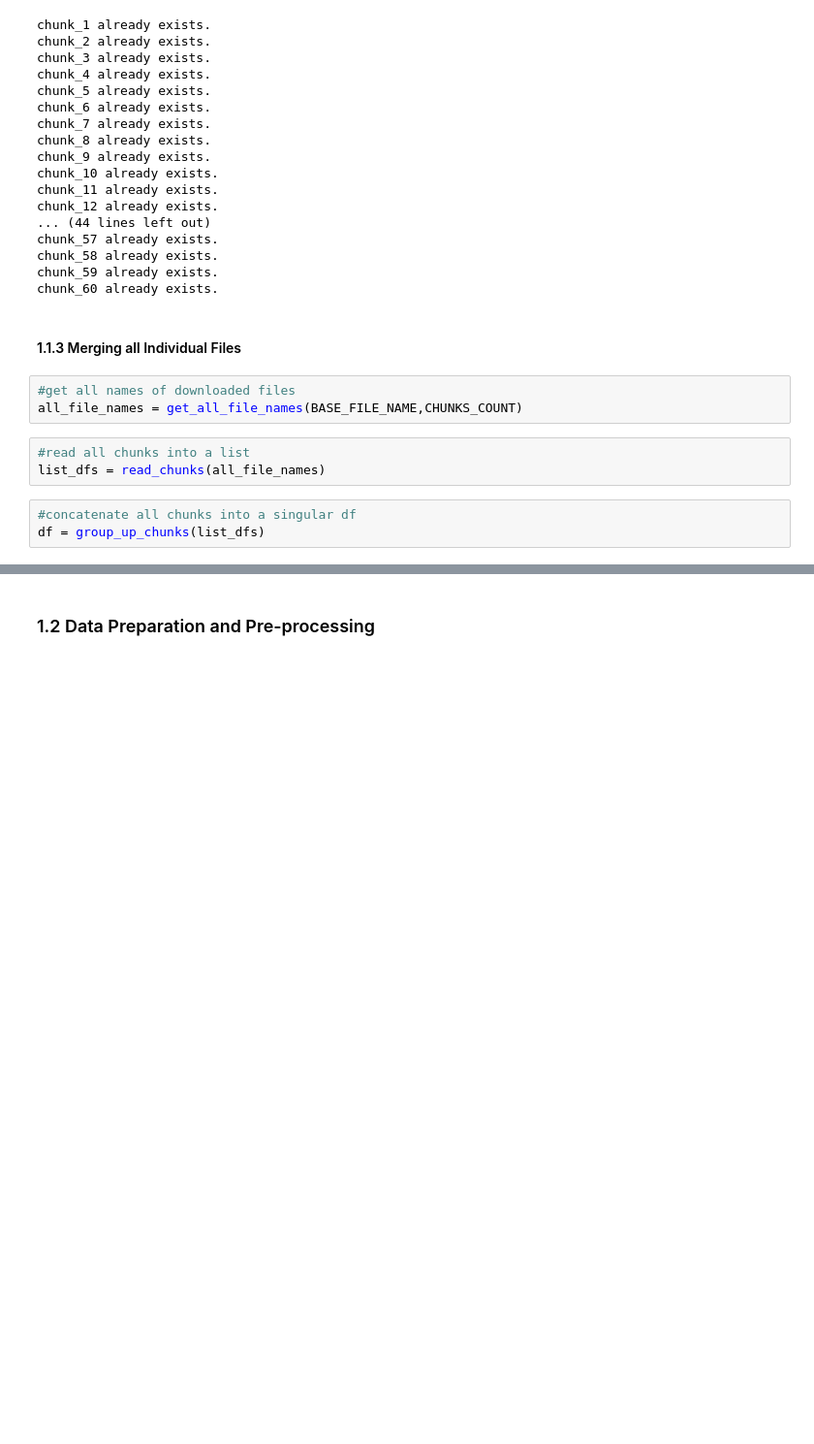
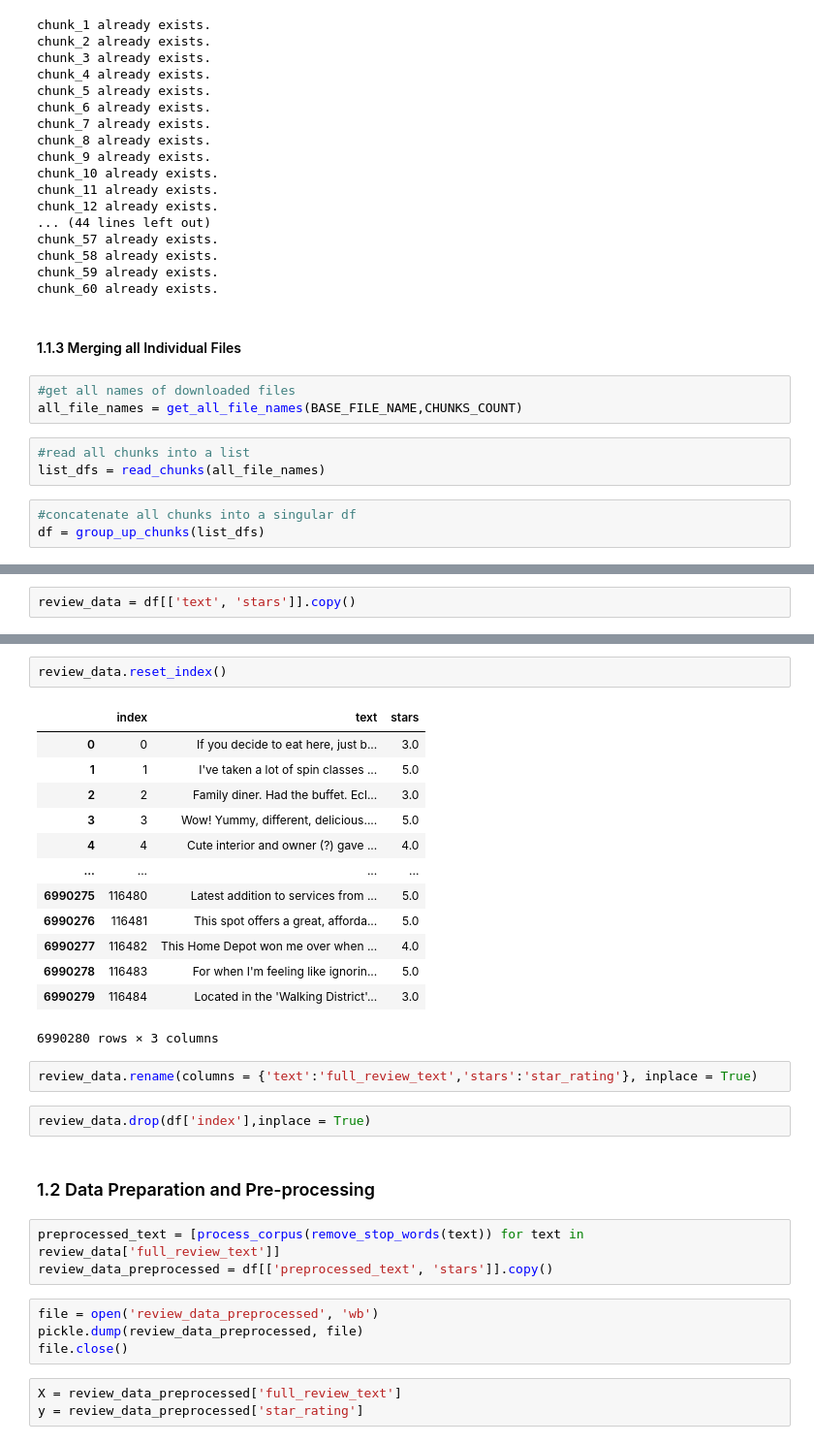
Before and after one commit to Popusa/sentiment-analysis-yelp, a Jupyter notebook: code/dl_optimization.ipynb, the cells around one changed output, grey strips where cells are left out. Shown at 97% size. Cells and saved outputs as stored; diff of their text form; blank space fills up the shorter version.

```diff
--- a/code/dl_optimization.ipynb
+++ b/code/dl_optimization.ipynb
@@ -129,0 +154,2 @@ percent_loaded
+# %%
+review_data = df[['text', 'stars']].copy()
@@ -130,2 +172,32 @@ percent_loaded
+# %%
+review_data.reset_index()
+# %% [output]
+|  | index | text | stars |
+| 0 | 0 | If you decide to eat here, just b... | 3.0 |
+| 1 | 1 | I've taken a lot of spin classes ... | 5.0 |
+| 2 | 2 | Family diner. Had the buffet. Ecl... | 3.0 |
+| 3 | 3 | Wow! Yummy, different, delicious.... | 5.0 |
+| 4 | 4 | Cute interior and owner (?) gave ... | 4.0 |
+| ... | ... | ... | ... |
+| 6990275 | 116480 | Latest addition to services from ... | 5.0 |
+| 6990276 | 116481 | This spot offers a great, afforda... | 5.0 |
+| 6990277 | 116482 | This Home Depot won me over when ... | 4.0 |
+| 6990278 | 116483 | For when I'm feeling like ignorin... | 5.0 |
+| 6990279 | 116484 | Located in the 'Walking District'... | 3.0 |
+6990280 rows × 3 columns
+# %%
+review_data.rename(columns = {'text':'full_review_text','stars':'star_rating'}, inplace = True)
+# %%
+review_data.drop(df['index'],inplace = True)
 # %% [markdown]
 ### 1.2 Data Preparation and Pre-processing
+# %%
+preprocessed_text = [process_corpus(remove_stop_words(text)) for text in review_data['full_review_text']]
+review_data_preprocessed = df[['preprocessed_text', 'stars']].copy()
+# %%
+file = open('review_data_preprocessed', 'wb')
+pickle.dump(review_data_preprocessed, file)
+file.close()
+# %%
+X = review_data_preprocessed['full_review_text']
+y = review_data_preprocessed['star_rating']
```
Also changed, not shown: parts of 11 cells of this notebook, 1 other file.
